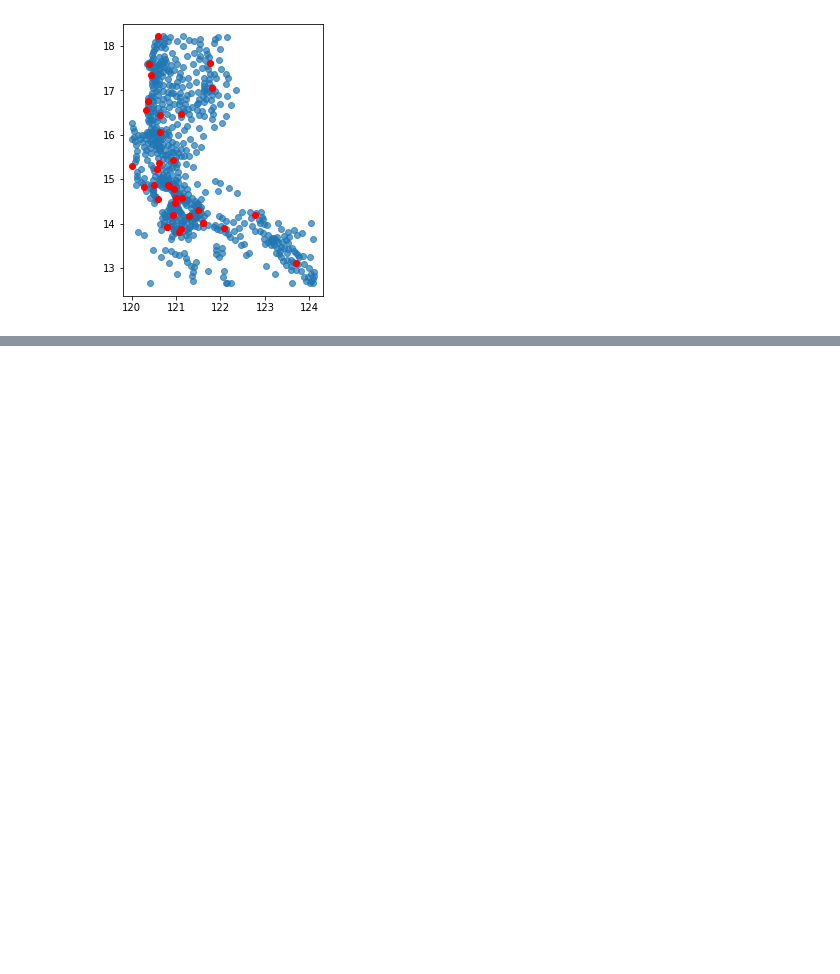
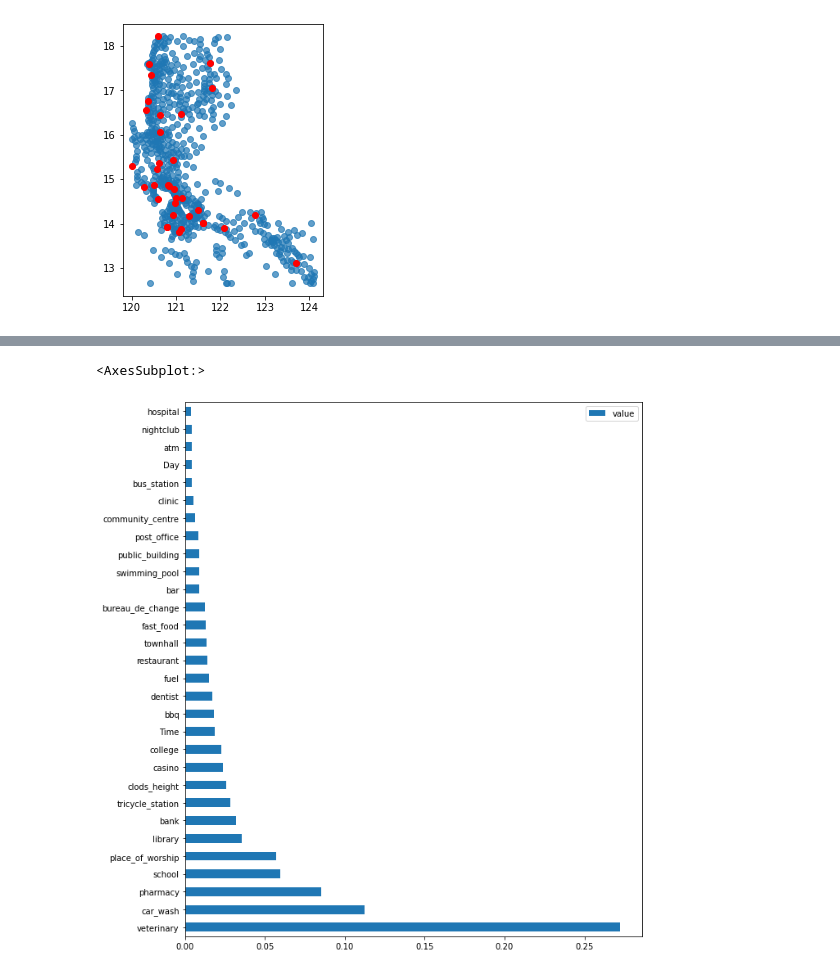
Before and after one commit to ralphcaubalejo/Geospatial-Analysis-Project, a Jupyter notebook: substation_jojie.ipynb, the cells around one changed output, grey strips where cells are left out. Cells and saved outputs as stored; diff of their text form; code cells hidden in the pictures; blank space fills up the shorter version.

```diff
--- a/substation_jojie.ipynb
+++ b/substation_jojie.ipynb
@@ -423,0 +680,4 @@ Name: name, dtype: object
+# %%
+from sklearn.linear_model import LinearRegression
+LR = LinearRegression()
+LR.fit(X_train, y_train)
@@ -423,0 +695,4 @@ Name: name, dtype: object
+# %%
+# Random Forest
+RF = RandomForestRegressor()
+RF.fit(X_train, y_train)
@@ -423,0 +707,3 @@ Name: name, dtype: object
+# %%
+features = pd.DataFrame(RF.feature_importances_,index = X.columns,columns=['value']).sort_values('value',ascending=False)
+features[:]
@@ -423,0 +724,7 @@ Name: name, dtype: object
+# %%
+f = features.query('value != 0')[:30]
+# %%
+f.plot.barh(figsize=(10,12))
+# %% [output]
+<AxesSubplot:>
+[figure, added]
```
Also changed, not shown: parts of 62 cells of this notebook.
